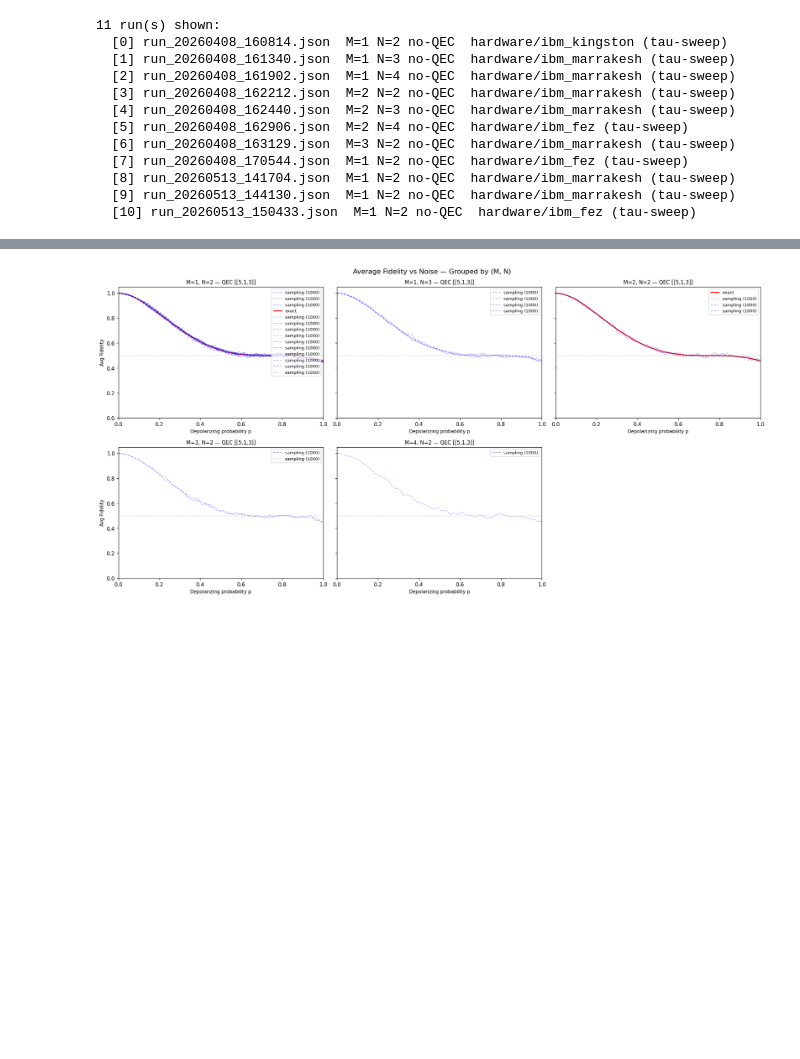
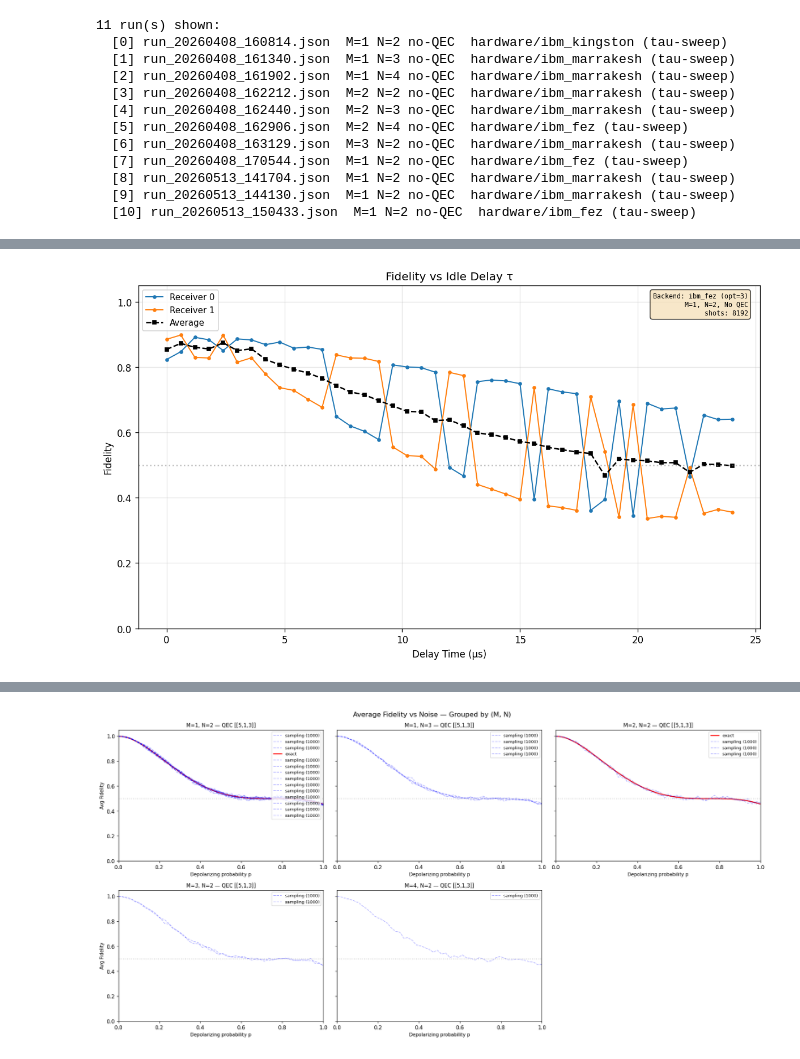
Before and after one commit to mtp354/Broadcasting, a Jupyter notebook: visualizations.ipynb, the cells around one changed output, grey strips where cells are left out. Saved outputs shown, nothing was run; the diff lists cells and outputs as text; code cells hidden in the pictures; blank space fills up the shorter version.

```diff
--- a/visualizations.ipynb
+++ b/visualizations.ipynb
@@ -208,0 +248,47 @@ else:
+# %%
+# Plotting the selected[10] standalone
+run = selected[10]
+N = run["N"]
+fids = np.array(run["fidelities"])  # shape (n_sweep, N)
+axis, x_arr, xlabel, xlim = get_sweep(run)
+
+# Rescale x_arr from dt to microseconds
+x_arr = 4e-9 * 1e6 * x_arr
+
+fig, ax = plt.subplots(figsize=(10, 6))
+colors = plt.cm.tab10.colors
+
+for i in range(N):
+    ax.plot(x_arr, fids[:, i], "-o", color=colors[i % len(colors)], markersize=3, linewidth=1.2, label=f"Receiver {i}")
+
+ax.plot(x_arr, fids.mean(axis=1), "s--", color="black", markersize=4, linewidth=1.5, label="Average")
+ax.axhline(0.5, color="gray", linestyle=":", alpha=0.5)
+
+ax.set_xlabel("Delay Time (μs)")
+ax.set_ylabel("Fidelity")
+ax.set_ylim(0, 1.05)
+ax.legend(loc="best", fontsize=9)
+ax.grid(True, alpha=0.3)
+
+# Metadata annotation
+qec_str = "QEC [[5,1,3]]" if run.get("use_qec") else "No QEC"
+backend = run.get("backend", "?")
+opt = run.get("optimization_level")
+meta_lines = [
+    f"Backend: {backend}" + (f" (opt={opt})" if opt is not None else ""),
+    f"M={run['M']}, N={N}, {qec_str}",
+]
+if run.get("n_samples"):
+    meta_lines.insert(2, f"n_samples: {run['n_samples']}")
+if run.get("shots"):
+    meta_lines.insert(2, f"shots: {run['shots']}")
+ax.text(0.98, 0.98, "\n".join(meta_lines), transform=ax.transAxes,
+        fontsize=7, va="top", ha="right", fontfamily="monospace",
+        bbox=dict(boxstyle="round,pad=0.4", facecolor="wheat", alpha=0.7))
+
+axis_title = "Depolarizing Noise" if axis == "p" else "Idle Delay τ"
+ax.set_title(f"Fidelity vs {axis_title}")
+plt.tight_layout()
+plt.show()
+# %% [output]
+[figure, added]
```
Also changed, not shown: parts of 3 cells of this notebook, 8 other files.
